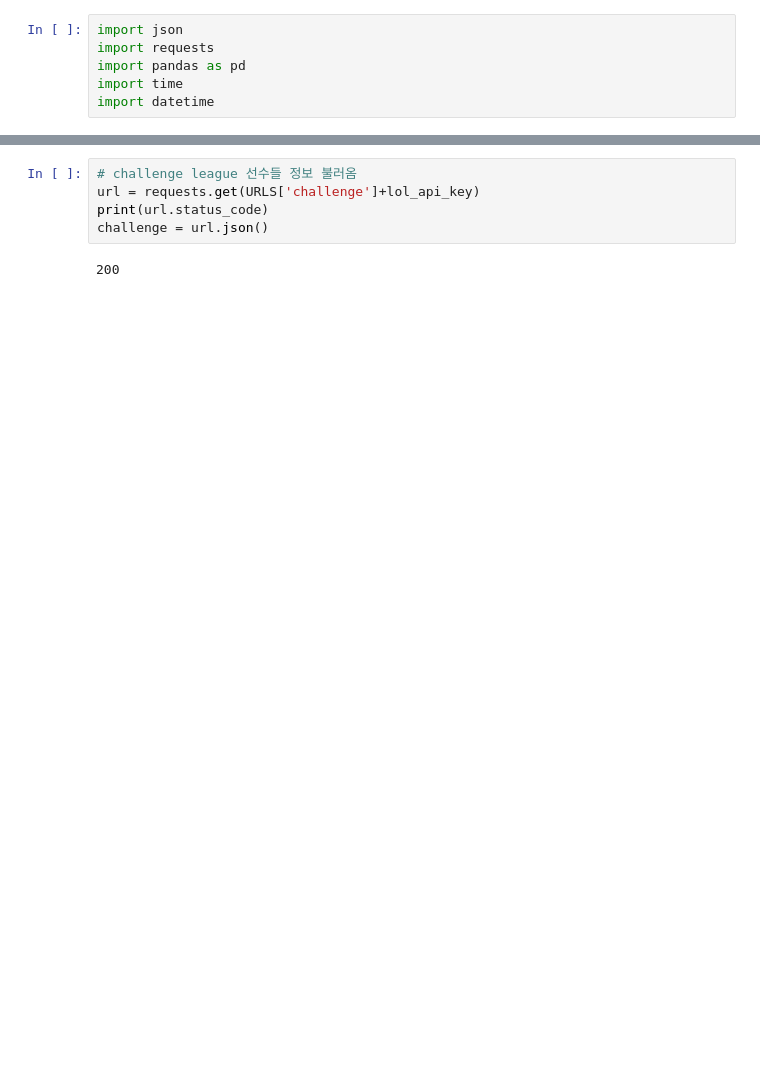
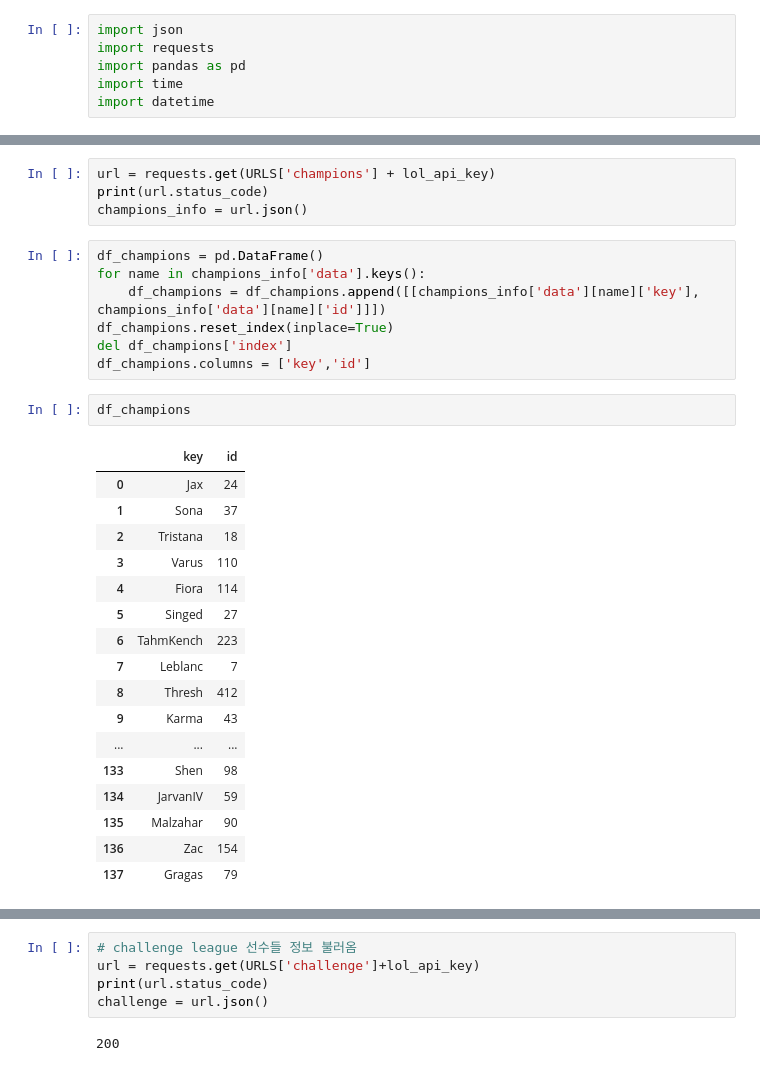
Before and after one commit to Gyuseung-Kyeong/lol_analysis, a Jupyter notebook: 170921_api_setting.ipynb, the cells around one changed output, grey strips where cells are left out. Cells and saved outputs as stored; diff of their text form; blank space fills up the shorter version.

```diff
--- a/170921_api_setting.ipynb
+++ b/170921_api_setting.ipynb
@@ -14,0 +39,31 @@ URLS = {'challenge' : 'https://kr.api.riotgames.com/lol/league/v3/challengerleag
+# %%
+url = requests.get(URLS['champions'] + lol_api_key)
+print(url.status_code)
+champions_info = url.json()
+# %%
+df_champions = pd.DataFrame()
+for name in champions_info['data'].keys():
+    df_champions = df_champions.append([[champions_info['data'][name]['key'], champions_info['data'][name]['id']]])
+df_champions.reset_index(inplace=True)
+del df_champions['index']
+df_champions.columns = ['key','id']
+# %%
+df_champions
+# %% [output]
+|  | key | id |
+| 0 | Jax | 24 |
+| 1 | Sona | 37 |
+| 2 | Tristana | 18 |
+| 3 | Varus | 110 |
+| 4 | Fiora | 114 |
+| 5 | Singed | 27 |
+| 6 | TahmKench | 223 |
+| 7 | Leblanc | 7 |
+| 8 | Thresh | 412 |
+| 9 | Karma | 43 |
+| ... | ... | ... |
+| 133 | Shen | 98 |
+| 134 | JarvanIV | 59 |
+| 135 | Malzahar | 90 |
+| 136 | Zac | 154 |
+| 137 | Gragas | 79 |
```
Also changed, not shown: parts of 28 cells of this notebook.
